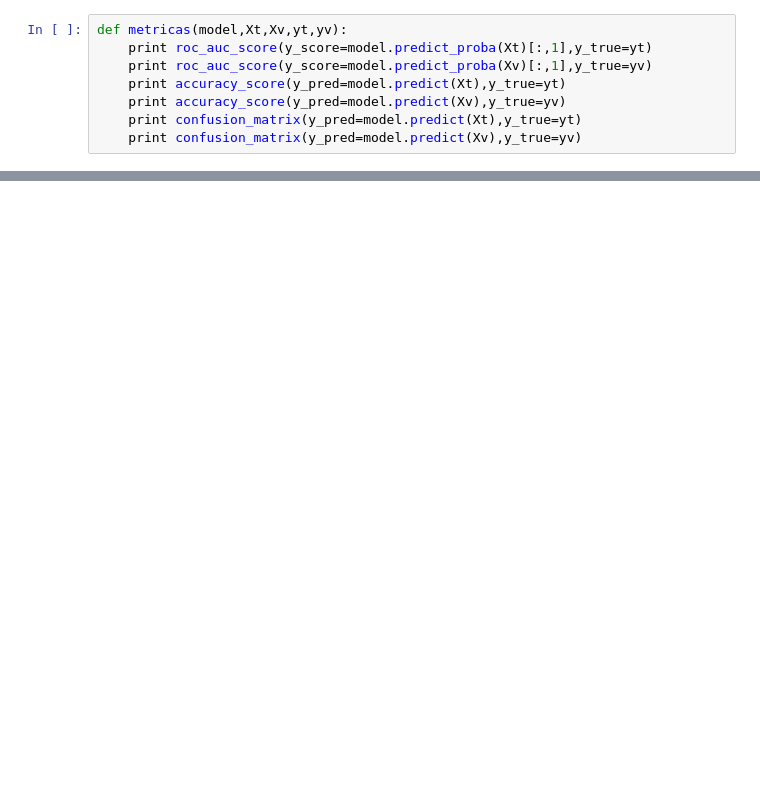
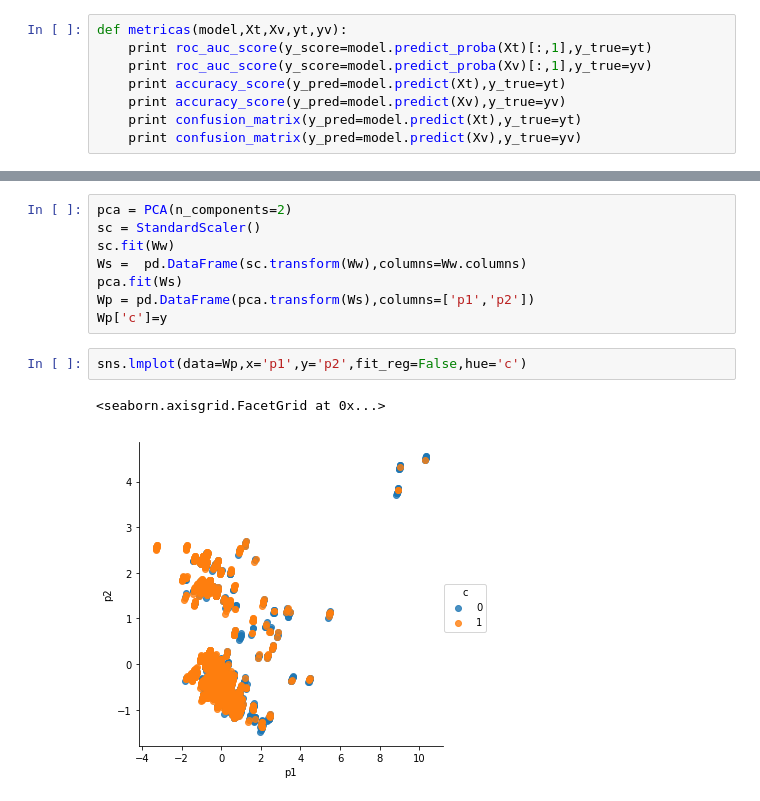
Before and after one commit to aleespa/Equipo-3, a Jupyter notebook: ?.ipynb, the cells around one changed output, grey strips where cells are left out. Saved outputs shown, nothing was run; the diff lists cells and outputs as text; blank space fills up the shorter version.

```diff
--- a/?.ipynb
+++ b/?.ipynb
@@ -135,0 +163,13 @@ metricas(xgb,Xt,Xv,yt,yv)
+# %%
+pca = PCA(n_components=2)
+sc = StandardScaler()
+sc.fit(Ww)
+Ws =  pd.DataFrame(sc.transform(Ww),columns=Ww.columns)
+pca.fit(Ws)
+Wp = pd.DataFrame(pca.transform(Ws),columns=['p1','p2'])
+Wp['c']=y
+# %%
+sns.lmplot(data=Wp,x='p1',y='p2',fit_reg=False,hue='c')
+# %% [output]
+<seaborn.axisgrid.FacetGrid at 0x...>
+[figure, added]
```
Also changed, not shown: parts of 10 cells of this notebook, 2 other files.
